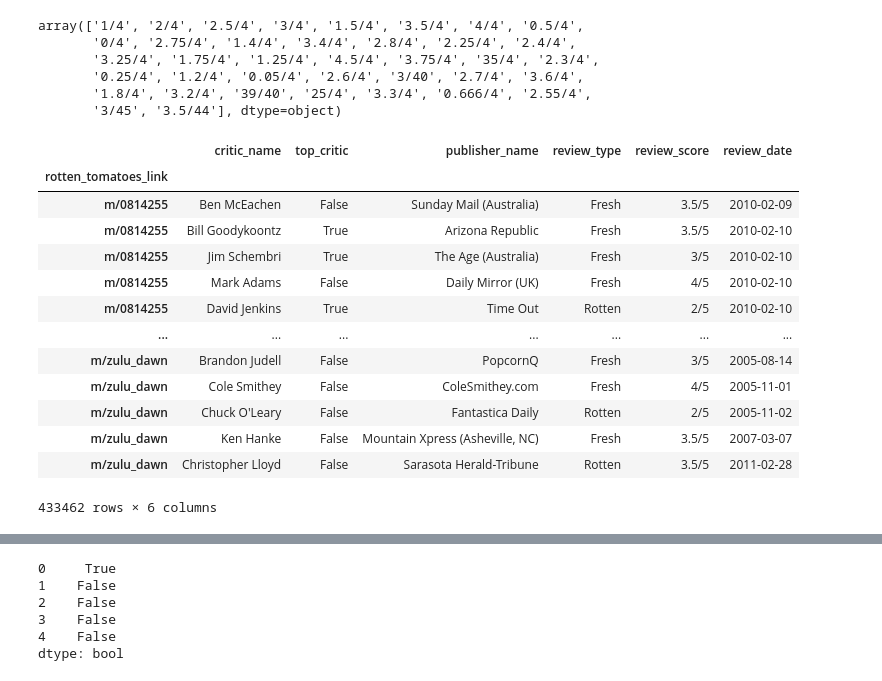
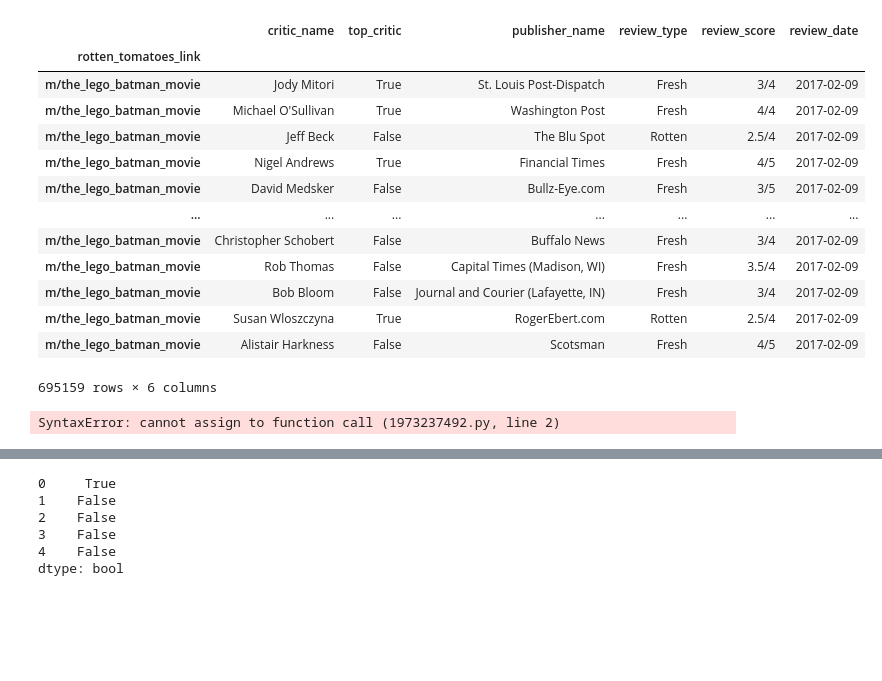
Before and after one commit to tomkotara/DZD_tomato-movies, a Jupyter notebook: Rotten_tomatoes.ipynb, the cells around one changed output, grey strips where cells are left out. Drawn from its saved outputs; the diff is of its cells as text; code cells hidden in the pictures; blank space fills up the shorter version.

Commit message:
uploaded reviews file

```diff
--- a/Rotten_tomatoes.ipynb
+++ b/Rotten_tomatoes.ipynb
@@ -16,0 +25,20 @@ movies.drop('critics_consensus', axis=1, inplace=True)
+# %%
+filenames = ['rotten_tomatoes_critic_reviews.csv', 'rotten_tomato_reviews_1.csv', 'rotten_tomato_reviews_2.csv', 'rotten_tomato_reviews_3.csv', 'rotten_tomato_reviews_4.csv', 'rotten_tomato_reviews_5.csv']
+reviews_list = []
+for filename in filenames:
+    review = pd.read_csv(filename, index_col='rotten_tomatoes_link')
+    reviews_list.append(review)
+
+#join all dataframes
+reviews = pd.concat(reviews_list)
+# R = reviews_list[0]
+# j = 1
+
+# for i in reviews_list:
+#     if j == 6:
+#         print('Reach maximum limit of dataframes')
+#         break
+#     reviews = R.append(reviews_list[j])
+#     R = reviews
+#     j += 1
+#     print('Dataframe added')
@@ -17,11 +62,9 @@ movies.drop('critics_consensus', axis=1, inplace=True)
 # %%
-reviews = pd.read_csv('rotten_tomatoes_critic_reviews.csv', index_col = 'rotten_tomatoes_link')
-
 #dropping rows with missing review_score values
 reviews = reviews[reviews['review_score'].notna()]
 
 #deleting useless column review_cotent containing long strings
-reviews.drop('review_content', axis=1, inplace=True)
+#reviews.drop('review_content', axis=1, inplace = True)
 # %%
 #unique values in review_score
 unq = reviews['review_score'].unique()
@@ -48,46 +73,39 @@ array(['0', '0.02/5', '0.05/4', '0.1/5', '0.13/1', '0.13/5', '0.2/5',
-# %%
-bb = reviews[reviews['review_score'].str.contains('/4')]
-bb['review_score'].unique()
-# aa = reviews[reviews['review_score'].str.isnumeric()]
-# aa
-# %% [output]
-array(['1/4', '2/4', '2.5/4', '3/4', '1.5/4', '3.5/4', '4/4', '0.5/4',
-       '0/4', '2.75/4', '1.4/4', '3.4/4', '2.8/4', '2.25/4', '2.4/4',
-       '3.25/4', '1.75/4', '1.25/4', '4.5/4', '3.75/4', '35/4', '2.3/4',
-       '0.25/4', '1.2/4', '0.05/4', '2.6/4', '3/40', '2.7/4', '3.6/4',
-       '1.8/4', '3.2/4', '39/40', '25/4', '3.3/4', '0.666/4', '2.55/4',
-       '3/45', '3.5/44'], dtype=object)
 # %%
 #FILTROVANI DAT NA ZAKLADE CRITICS_SCORE
 #smysluplne hodnoceni
 # /100, /10, /5,
 
 
 # DLE RAUCHA JE TO OK..
 #vime o tom a vysledek muze byt timto zpusobem zkreslen
 
 #na zamysleni...
 # /4 - 258458 rows
 # pismena(A, A+.., F) - 80827 rows
 # 'A|A  -|A-|B|B+| B-| C| C  -| C+| C-| D| D+| D-| F'
 
-
+#'[A-Za-z]'
 #len(reviews[reviews['critic_name']=='Dennis Schwartz'])
 
-reviews = reviews[reviews['review_score'].str.contains('/100|/10|/5')]
-reviews
+before_split = reviews[reviews['review_score'].str.contains('/100') == False]
+before_split = reviews[reviews['review_score'].str.contains('[A-Za-z]') == False]
+before_split
 # %% [output]
 |  | critic_name | top_critic | publisher_name | review_type | review_score | review_date |
 | rotten_tomatoes_link |  |  |  |  |  |  |
-| m/0814255 | Ben McEachen | False | Sunday Mail (Australia) | Fresh | 3.5/5 | 2010-02-09 |
-| m/0814255 | Bill Goodykoontz | True | Arizona Republic | Fresh | 3.5/5 | 2010-02-10 |
-| m/0814255 | Jim Schembri | True | The Age (Australia) | Fresh | 3/5 | 2010-02-10 |
-| m/0814255 | Mark Adams | False | Daily Mirror (UK) | Fresh | 4/5 | 2010-02-10 |
-| m/0814255 | David Jenkins | True | Time Out | Rotten | 2/5 | 2010-02-10 |
+| m/the_lego_batman_movie | Jody Mitori | True | St. Louis Post-Dispatch | Fresh | 3/4 | 2017-02-09 |
+| m/the_lego_batman_movie | Michael O'Sullivan | True | Washington Post | Fresh | 4/4 | 2017-02-09 |
+| m/the_lego_batman_movie | Jeff Beck | False | The Blu Spot | Rotten | 2.5/4 | 2017-02-09 |
+| m/the_lego_batman_movie | Nigel Andrews | True | Financial Times | Fresh | 4/5 | 2017-02-09 |
+| m/the_lego_batman_movie | David Medsker | False | Bullz-Eye.com | Fresh | 3/5 | 2017-02-09 |
 | ... | ... | ... | ... | ... | ... | ... |
-| m/zulu_dawn | Brandon Judell | False | PopcornQ | Fresh | 3/5 | 2005-08-14 |
-| m/zulu_dawn | Cole Smithey | False | ColeSmithey.com | Fresh | 4/5 | 2005-11-01 |
-| m/zulu_dawn | Chuck O'Leary | False | Fantastica Daily | Rotten | 2/5 | 2005-11-02 |
-| m/zulu_dawn | Ken Hanke | False | Mountain Xpress (Asheville, NC) | Fresh | 3.5/5 | 2007-03-07 |
-| m/zulu_dawn | Christopher Lloyd | False | Sarasota Herald-Tribune | Rotten | 3.5/5 | 2011-02-28 |
+| m/the_lego_batman_movie | Christopher Schobert | False | Buffalo News | Fresh | 3/4 | 2017-02-09 |
+| m/the_lego_batman_movie | Rob Thomas | False | Capital Times (Madison, WI) | Fresh | 3.5/4 | 2017-02-09 |
+| m/the_lego_batman_movie | Bob Bloom | False | Journal and Courier (Lafayette, IN) | Fresh | 3/4 | 2017-02-09 |
+| m/the_lego_batman_movie | Susan Wloszczyna | True | RogerEbert.com | Rotten | 2.5/4 | 2017-02-09 |
+| m/the_lego_batman_movie | Alistair Harkness | False | Scotsman | Fresh | 4/5 | 2017-02-09 |
-433462 rows × 6 columns
+695159 rows × 6 columns
+# %%
+split = before_split['review_score'].str.split('/')
+# %% [output]
+SyntaxError: cannot assign to function call (1973237492.py, line 2)
```
Also changed, not shown: parts of 8 cells of this notebook, 7 other files.
